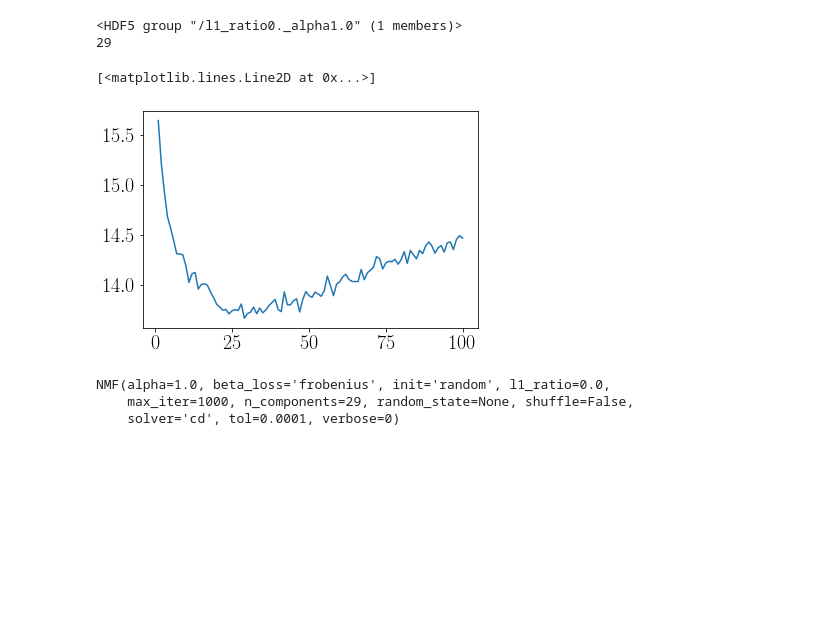
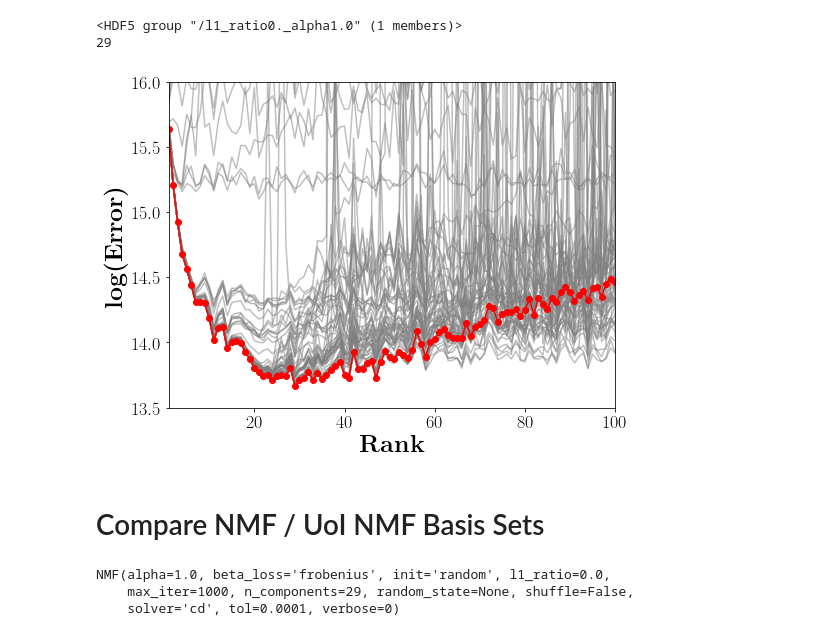
Before and after one commit to BouchardLab/neuroinference, a Jupyter notebook: notebooks/dimensionality_reduction/nmf_analysis.ipynb, the cells around one changed output. Drawn from its saved outputs; the diff is of its cells as text; code cells hidden in the pictures; blank space fills up the shorter version.

```diff
--- a/notebooks/dimensionality_reduction/nmf_analysis.ipynb
+++ b/notebooks/dimensionality_reduction/nmf_analysis.ipynb
@@ -14,5 +18,8 @@ from uoineuro.dimensionality_reduction_utils import *
+# %%
+results_path = os.path.join(os.environ['HOME'],
+                            'fits/uoineuro/dimensionality_reduction/nmf_ecog.h5')
 # %%
-nmf_bcv_results = h5py.File('/Users/psachdeva/fits/uoineuro/dimensionality_reduction/nmf_ecog.h5', 'r')
+nmf_bcv_results = h5py.File(results_path, 'r')
 # %%
 n_hyperparameters = len(nmf_bcv_results)
 n_ranks = len(nmf_bcv_results['l1_ratio0.01_alpha0.001/errors'])
@@ -31,9 +38,22 @@ print(min_rank)
 # %% [output]
 <HDF5 group "/l1_ratio0._alpha1.0" (1 members)>
 29
-# %%
-plt.plot(np.arange(1, 101), np.log(min_group['errors']))
-# %% [output]
-[<matplotlib.lines.Line2D at 0x...>]
-[figure, removed]
+# %%
+fig, ax = plt.subplots(1, 1, figsize=(8, 6))
+
+[ax.plot(np.arange(1, 101), np.log(errors[idx]),
+         color='gray', alpha=0.5)
+ for idx in range(n_hyperparameters)]
+ax.plot(np.arange(1, 101), np.log(min_group['errors'][:]),
+        marker='o', color='red')
+ax.set_xlim([1, 100])
+ax.set_ylim([13.5, 16])
+ax.tick_params(labelsize=18)
+ax.set_xlabel(r'\textbf{Rank}', fontsize=25)
+ax.set_ylabel(r'\textbf{log(Error)}', fontsize=25)
+plt.savefig('nmf_bcv_results.pdf', bbox_inches='tight')
+# %% [output]
+[figure, added]
+# %% [markdown]
+# Compare NMF / UoI NMF Basis Sets
 # %%
```
Also changed, not shown: parts of 13 cells of this notebook, 1 other file.
